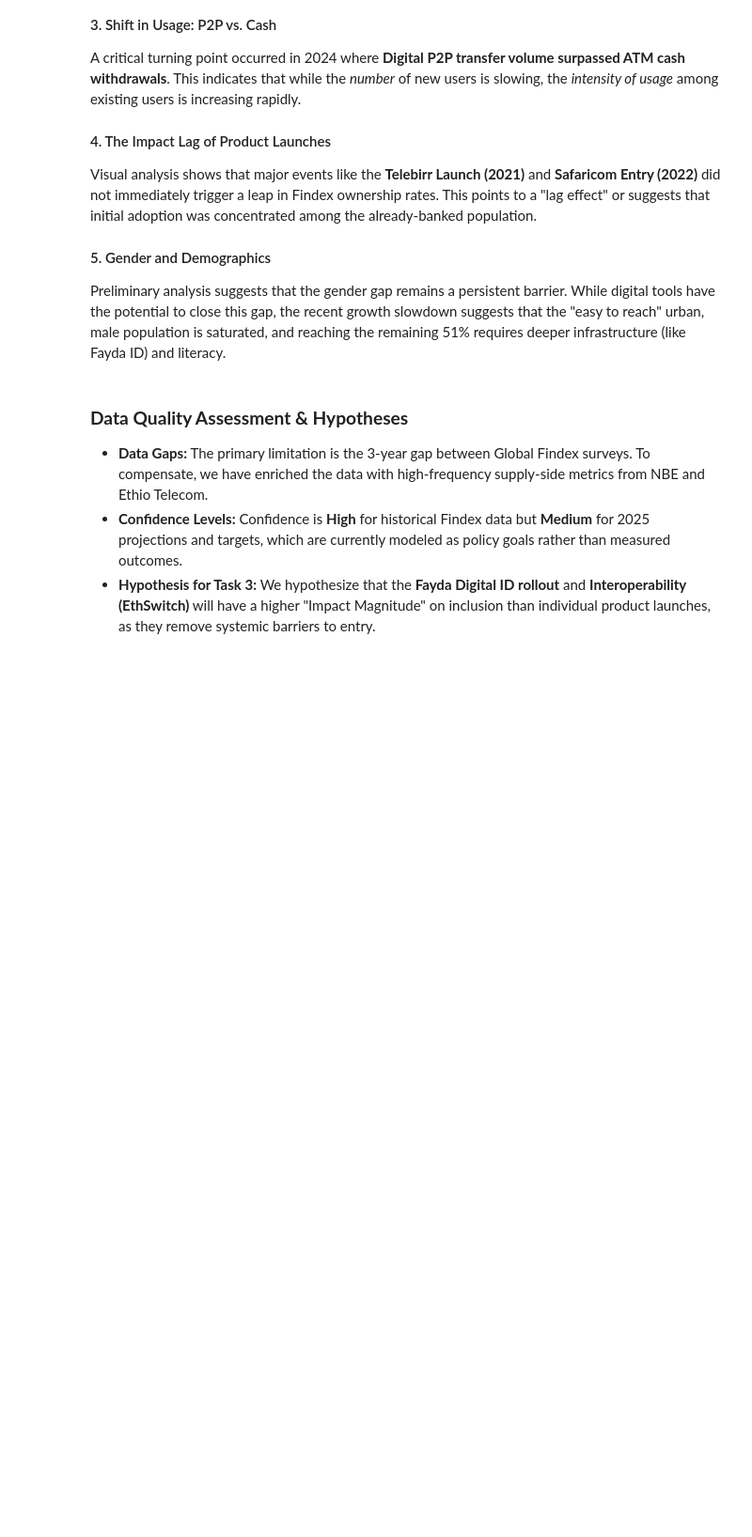
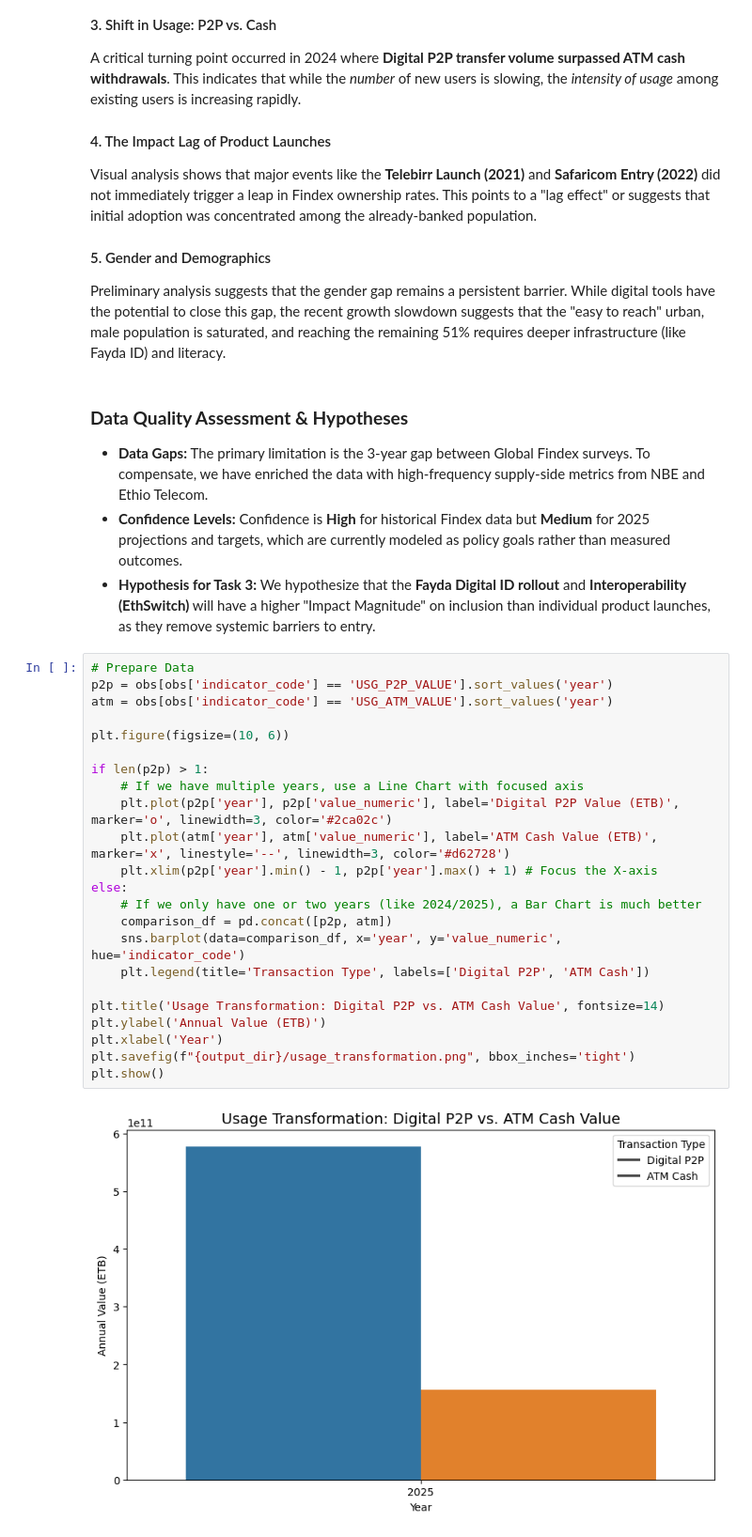
Before and after one commit to Maireg789/EthioFin-Forecast, a Jupyter notebook: notebooks/02_exploratory_data_analysis.ipynb, the cells around one changed output. Shown at 94% size. Cells and saved outputs as stored; diff of their text form; blank space fills up the shorter version.

Commit message:
Complete Task 2: EDA and visualizations

```diff
--- a/notebooks/02_exploratory_data_analysis.ipynb
+++ b/notebooks/02_exploratory_data_analysis.ipynb
@@ -271,3 +271,28 @@ Preliminary analysis suggests that the gender gap remains a persistent barrier.
 *   **Data Gaps:** The primary limitation is the 3-year gap between Global Findex surveys. To compensate, we have enriched the data with high-frequency supply-side metrics from NBE and Ethio Telecom.
 *   **Confidence Levels:** Confidence is **High** for historical Findex data but **Medium** for 2025 projections and targets, which are currently modeled as policy goals rather than measured outcomes.
 *   **Hypothesis for Task 3:** We hypothesize that the **Fayda Digital ID rollout** and **Interoperability (EthSwitch)** will have a higher "Impact Magnitude" on inclusion than individual product launches, as they remove systemic barriers to entry.
+# %%
+# Prepare Data
+p2p = obs[obs['indicator_code'] == 'USG_P2P_VALUE'].sort_values('year')
+atm = obs[obs['indicator_code'] == 'USG_ATM_VALUE'].sort_values('year')
+
+plt.figure(figsize=(10, 6))
+
+if len(p2p) > 1:
+    # If we have multiple years, use a Line Chart with focused axis
+    plt.plot(p2p['year'], p2p['value_numeric'], label='Digital P2P Value (ETB)', marker='o', linewidth=3, color='#2ca02c')
+    plt.plot(atm['year'], atm['value_numeric'], label='ATM Cash Value (ETB)', marker='x', linestyle='--', linewidth=3, color='#d62728')
+    plt.xlim(p2p['year'].min() - 1, p2p['year'].max() + 1) # Focus the X-axis
+else:
+    # If we only have one or two years (like 2024/2025), a Bar Chart is much better
+    comparison_df = pd.concat([p2p, atm])
+    sns.barplot(data=comparison_df, x='year', y='value_numeric', hue='indicator_code')
+    plt.legend(title='Transaction Type', labels=['Digital P2P', 'ATM Cash'])
+
+plt.title('Usage Transformation: Digital P2P vs. ATM Cash Value', fontsize=14)
+plt.ylabel('Annual Value (ETB)')
+plt.xlabel('Year')
+plt.savefig(f"{output_dir}/usage_transformation.png", bbox_inches='tight')
+plt.show()
+# %% [output]
+[figure, added]
```
Also changed, not shown: parts of 1 cell of this notebook.
